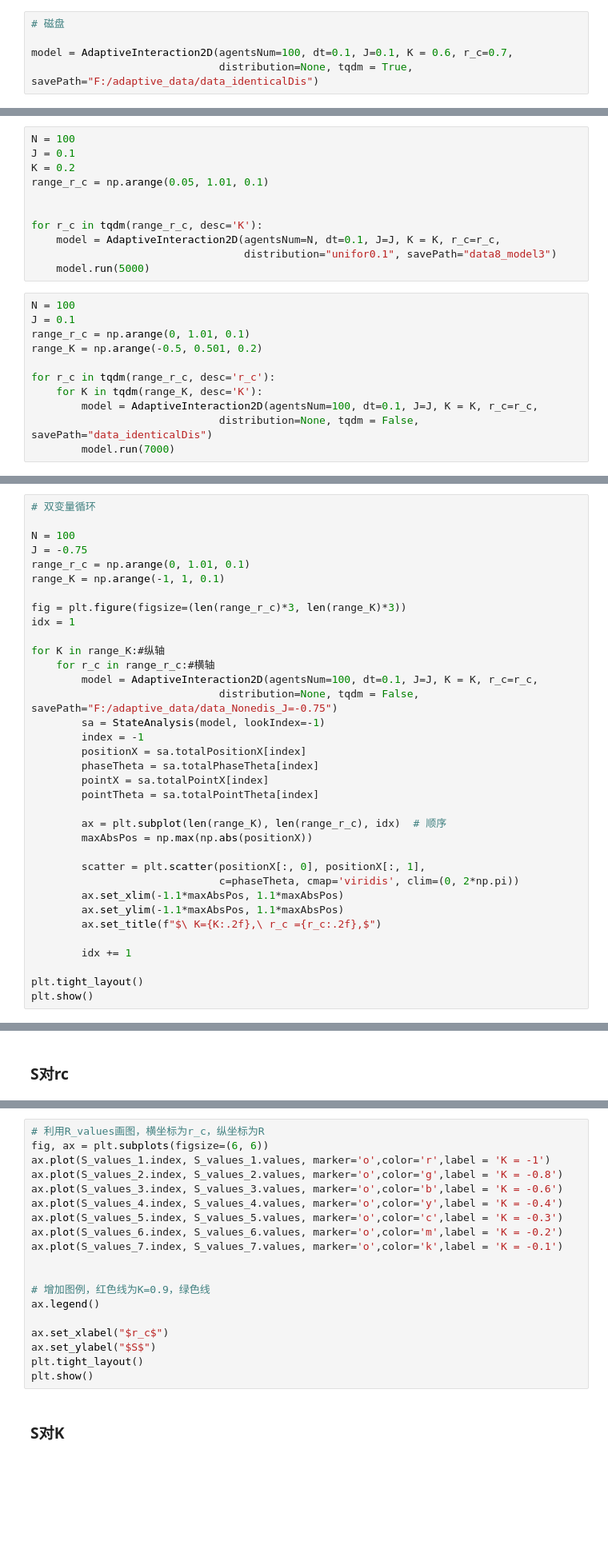
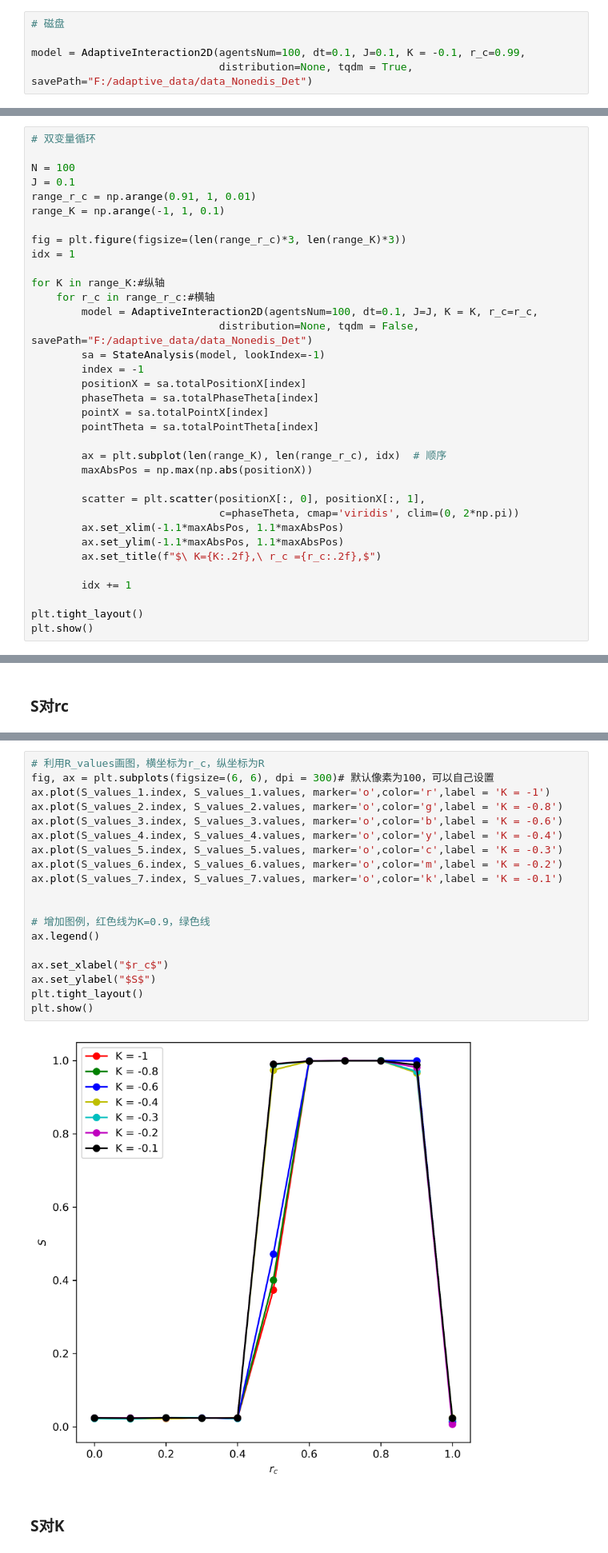
Before and after one commit to Victoria23333/AdaptiveInteraction, a Jupyter notebook: AdaptiveInteraction.ipynb, the cells around one changed output, grey strips where cells are left out. Shown: that part at 80% size. Cells and saved outputs as stored; diff of their text form; blank space fills up the shorter version.

```diff
--- a/AdaptiveInteraction.ipynb
+++ b/AdaptiveInteraction.ipynb
@@ -23,8 +23,8 @@ model = AdaptiveInteraction2D(agentsNum=100, dt=0.1, J=0.1, K = -0.4, r_c=0.5,
 # %%
 # 磁盘
 
-model = AdaptiveInteraction2D(agentsNum=100, dt=0.1, J=0.1, K = 0.6, r_c=0.7,
-                              distribution=None, tqdm = True, savePath="F:/adaptive_data/data_identicalDis")
+model = AdaptiveInteraction2D(agentsNum=100, dt=0.1, J=0.1, K = -0.1, r_c=0.99,
+                              distribution=None, tqdm = True, savePath="F:/adaptive_data/data_Nonedis_Det")
 # %%
 sa = StateAnalysis(model)
 sa.draw_mp4()
@@ -39,22 +44,0 @@ print(Gm)
-# %%
-N = 100
-J = 0.1
-K = 0.2
-range_r_c = np.arange(0.05, 1.01, 0.1)
-
-
-for r_c in tqdm(range_r_c, desc='K'):
-    model = AdaptiveInteraction2D(agentsNum=N, dt=0.1, J=J, K = K, r_c=r_c,
-                                  distribution="unifor0.1", savePath="data8_model3")
-    model.run(5000)
-# %%
-N = 100
-J = 0.1
-range_r_c = np.arange(0, 1.01, 0.1)
-range_K = np.arange(-0.5, 0.501, 0.2)
-
-for r_c in tqdm(range_r_c, desc='r_c'):
-    for K in tqdm(range_K, desc='K'):
-        model = AdaptiveInteraction2D(agentsNum=100, dt=0.1, J=J, K = K, r_c=r_c,
-                              distribution=None, tqdm = False, savePath="data_identicalDis")
-        model.run(7000)
@@ -190,8 +172,8 @@ plt.show()
 # 双变量循环
 
 N = 100
-J = -0.75
-range_r_c = np.arange(0, 1.01, 0.1)
+J = 0.1
+range_r_c = np.arange(0.91, 1, 0.01)
 range_K = np.arange(-1, 1, 0.1)
 
 fig = plt.figure(figsize=(len(range_r_c)*3, len(range_K)*3))
@@ -200,7 +182,7 @@ idx = 1
 for K in range_K:#纵轴
     for r_c in range_r_c:#横轴
         model = AdaptiveInteraction2D(agentsNum=100, dt=0.1, J=J, K = K, r_c=r_c,
-                              distribution=None, tqdm = False, savePath="F:/adaptive_data/data_Nonedis_J=-0.75")
+                              distribution=None, tqdm = False, savePath="F:/adaptive_data/data_Nonedis_Det")
         sa = StateAnalysis(model, lookIndex=-1)
         index = -1
         positionX = sa.totalPositionX[index]
@@ -437,23 +419,25 @@ for r_c in range_r_c:
     S_values_7.loc[r_c, 0] = S
 # %%
 # 利用R_values画图，横坐标为r_c，纵坐标为R
-fig, ax = plt.subplots(figsize=(6, 6))
+fig, ax = plt.subplots(figsize=(6, 6), dpi = 300)# 默认像素为100，可以自己设置
 ax.plot(S_values_1.index, S_values_1.values, marker='o',color='r',label = 'K = -1')
 ax.plot(S_values_2.index, S_values_2.values, marker='o',color='g',label = 'K = -0.8')
 ax.plot(S_values_3.index, S_values_3.values, marker='o',color='b',label = 'K = -0.6')
 ax.plot(S_values_4.index, S_values_4.values, marker='o',color='y',label = 'K = -0.4')
 ax.plot(S_values_5.index, S_values_5.values, marker='o',color='c',label = 'K = -0.3')
 ax.plot(S_values_6.index, S_values_6.values, marker='o',color='m',label = 'K = -0.2')
 ax.plot(S_values_7.index, S_values_7.values, marker='o',color='k',label = 'K = -0.1')
 
 
 # 增加图例，红色线为K=0.9，绿色线
 ax.legend()
 
 ax.set_xlabel("$r_c$")
 ax.set_ylabel("$S$")
 plt.tight_layout()
 plt.show()
+# %% [output]
+[figure, added]
 # %% [markdown]
 ### S对K
 # %%
```
Also changed, not shown: parts of 6 cells of this notebook, 1 other file.
